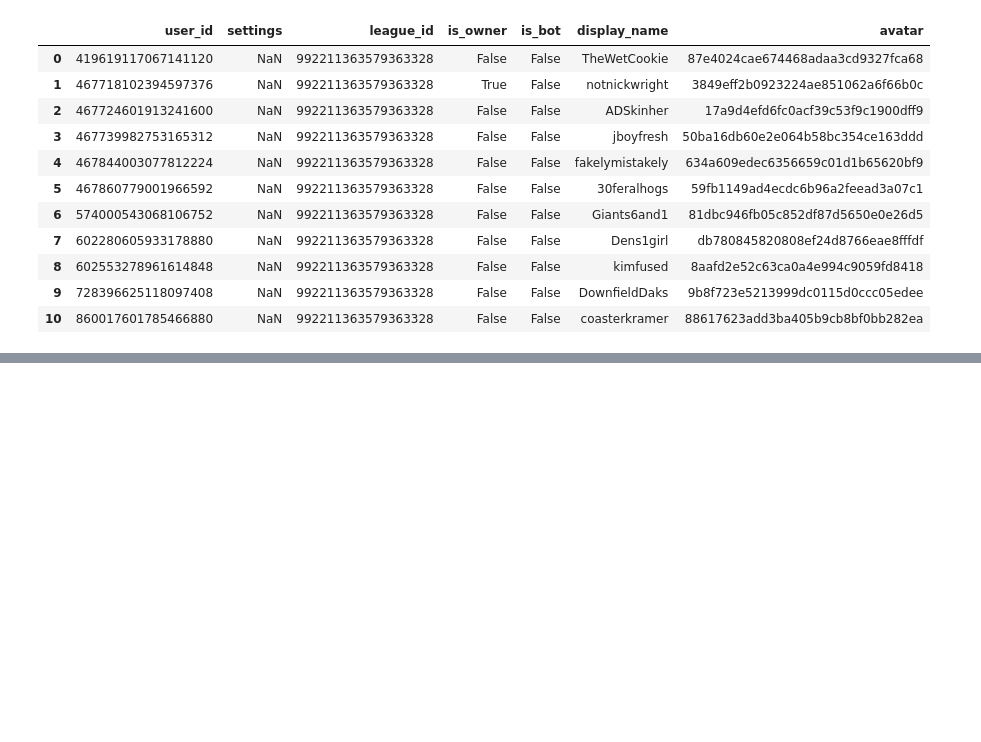
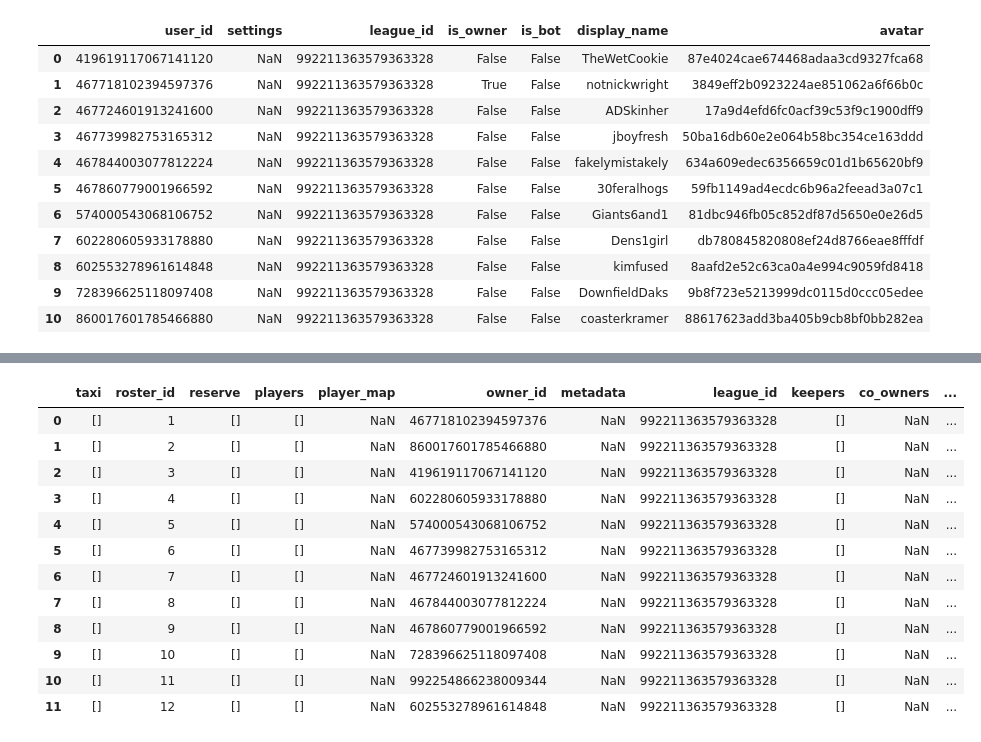
Before and after one commit to tbakely/NFL-Analysis, a Jupyter notebook: sleeperapi.ipynb, the cells around one changed output, grey strips where cells are left out. Drawn from its saved outputs; the diff is of its cells as text; code cells hidden in the pictures; blank space fills up the shorter version.

```diff
--- a/sleeperapi.ipynb
+++ b/sleeperapi.ipynb
@@ -97,0 +83,7 @@ nick_league.users()
+# %%
+from pandas import json_normalize
+
+nick_league.json = False
+roster = nick_league.rosters()
+json_normalize(roster["settings"])
+json_normalize(roster["starters"])
@@ -97,0 +104,33 @@ nick_league.users()
+# %%
+roster_dict = roster["settings"][:5]
+
+# for key, value in roster_dict.items():
+#     roster_dict =
+
+
+temp = json_normalize(roster["settings"])
+roster = pd.concat([roster, temp], axis=1).drop("settings", axis=1)
+
+df_rows = []
+start_positions = ["QB", "RB1", "RB1", "WR1", "WR2", "WR3", "TE", "FLEX1", "FLEX2", "SFLEX"]
+for i, row in enumerate(roster["starters"]):
+    data = dict(zip(start_positions, row))
+    df = pd.DataFrame(data, index=[i])
+    df_rows.append(df)
+temp = pd.concat(df_rows)
+roster = pd.concat([roster, temp], axis=1).drop("starters", axis=1)
+roster
+# %% [output]
+|  | taxi | roster_id | reserve | players | player_map | owner_id | metadata | league_id | keepers | co_owners | ... |
+| 0 | [] | 1 | [] | [] | NaN | 467718102394597376 | NaN | 992211363579363328 | [] | NaN | ... |
+| 1 | [] | 2 | [] | [] | NaN | 860017601785466880 | NaN | 992211363579363328 | [] | NaN | ... |
+| 2 | [] | 3 | [] | [] | NaN | 419619117067141120 | NaN | 992211363579363328 | [] | NaN | ... |
+| 3 | [] | 4 | [] | [] | NaN | 602280605933178880 | NaN | 992211363579363328 | [] | NaN | ... |
+| 4 | [] | 5 | [] | [] | NaN | 574000543068106752 | NaN | 992211363579363328 | [] | NaN | ... |
+| 5 | [] | 6 | [] | [] | NaN | 467739982753165312 | NaN | 992211363579363328 | [] | NaN | ... |
+| 6 | [] | 7 | [] | [] | NaN | 467724601913241600 | NaN | 992211363579363328 | [] | NaN | ... |
+| 7 | [] | 8 | [] | [] | NaN | 467844003077812224 | NaN | 992211363579363328 | [] | NaN | ... |
+| 8 | [] | 9 | [] | [] | NaN | 467860779001966592 | NaN | 992211363579363328 | [] | NaN | ... |
+| 9 | [] | 10 | [] | [] | NaN | 728396625118097408 | NaN | 992211363579363328 | [] | NaN | ... |
+| 10 | [] | 11 | [] | [] | NaN | 992254866238009344 | NaN | 992211363579363328 | [] | NaN | ... |
+| 11 | [] | 12 | [] | [] | NaN | 602553278961614848 | NaN | 992211363579363328 | [] | NaN | ... |
```
Also changed, not shown: parts of 7 cells of this notebook, 9 other files.
